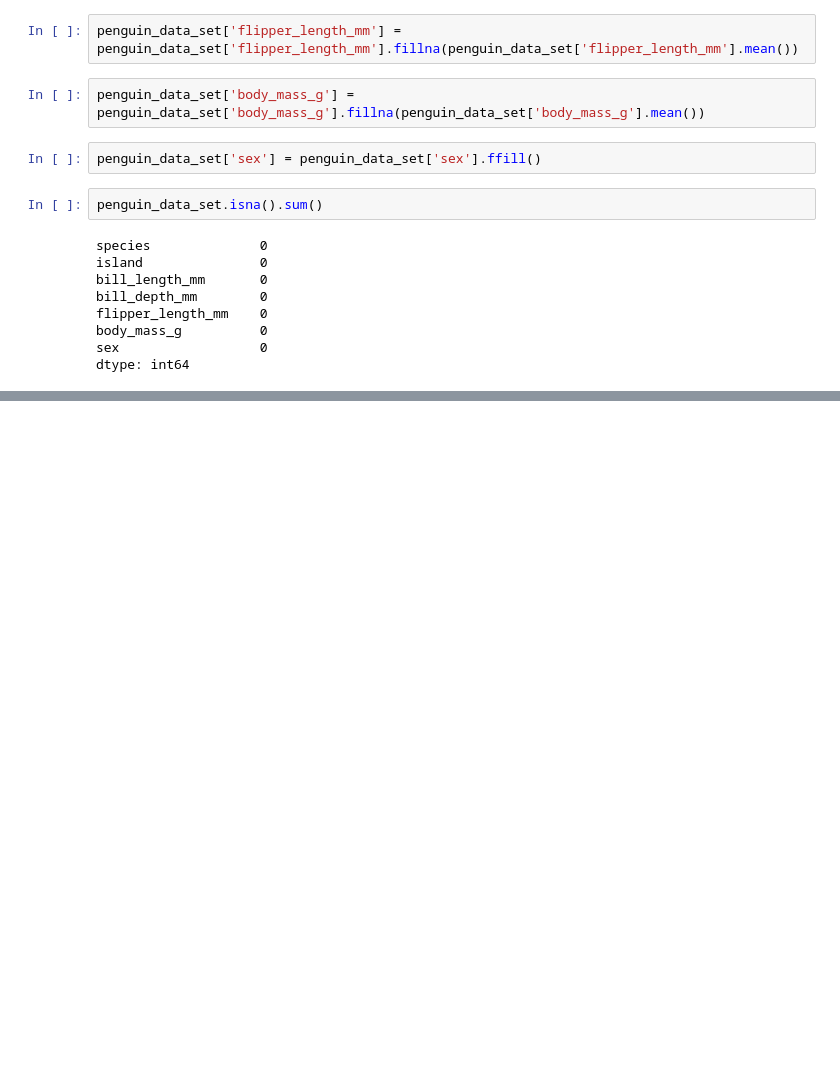
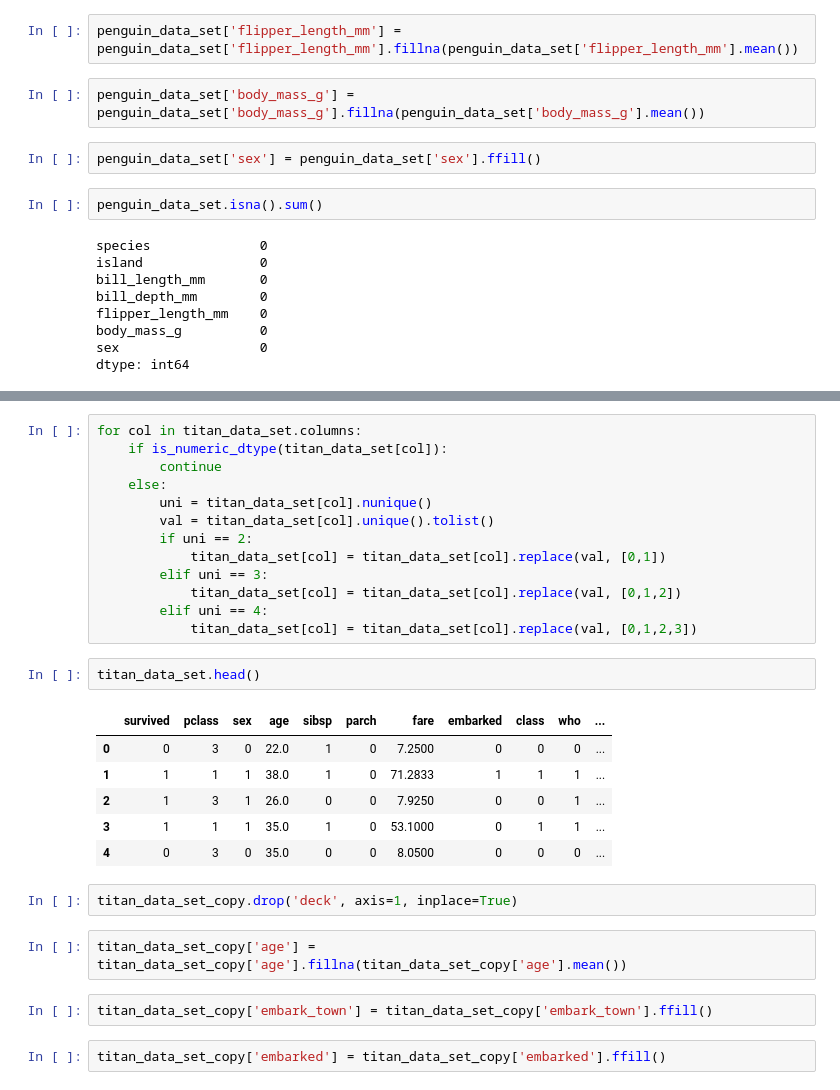
Before and after one commit to Md-Maruf-1727/Data-preprocessing-Practice, a Jupyter notebook: Data pre-processing part1/encoding2label.ipynb, the cells around one changed output, grey strips where cells are left out. Cells and saved outputs as stored; diff of their text form; blank space fills up the shorter version.

```diff
--- a/Data pre-processing part1/encoding2.ipynb
+++ b/Data pre-processing part1/encoding2label.ipynb
@@ -695,0 +867,30 @@ dtype: int64
+# %%
+for col in titan_data_set.columns:
+    if is_numeric_dtype(titan_data_set[col]):
+        continue
+    else:
+        uni = titan_data_set[col].nunique()
+        val = titan_data_set[col].unique().tolist()
+        if uni == 2:
+            titan_data_set[col] = titan_data_set[col].replace(val, [0,1])
+        elif uni == 3:
+            titan_data_set[col] = titan_data_set[col].replace(val, [0,1,2])
+        elif uni == 4:
+            titan_data_set[col] = titan_data_set[col].replace(val, [0,1,2,3])
+# %%
+titan_data_set.head()
+# %% [output]
+|  | survived | pclass | sex | age | sibsp | parch | fare | embarked | class | who | ... |
+| 0 | 0 | 3 | 0 | 22.0 | 1 | 0 | 7.2500 | 0 | 0 | 0 | ... |
+| 1 | 1 | 1 | 1 | 38.0 | 1 | 0 | 71.2833 | 1 | 1 | 1 | ... |
+| 2 | 1 | 3 | 1 | 26.0 | 0 | 0 | 7.9250 | 0 | 0 | 1 | ... |
+| 3 | 1 | 1 | 1 | 35.0 | 1 | 0 | 53.1000 | 0 | 1 | 1 | ... |
+| 4 | 0 | 3 | 0 | 35.0 | 0 | 0 | 8.0500 | 0 | 0 | 0 | ... |
+# %%
+titan_data_set_copy.drop('deck', axis=1, inplace=True)
+# %%
+titan_data_set_copy['age'] = titan_data_set_copy['age'].fillna(titan_data_set_copy['age'].mean())
+# %%
+titan_data_set_copy['embark_town'] = titan_data_set_copy['embark_town'].ffill()
+# %%
+titan_data_set_copy['embarked'] = titan_data_set_copy['embarked'].ffill()
```
Also changed, not shown: parts of 28 cells of this notebook.
